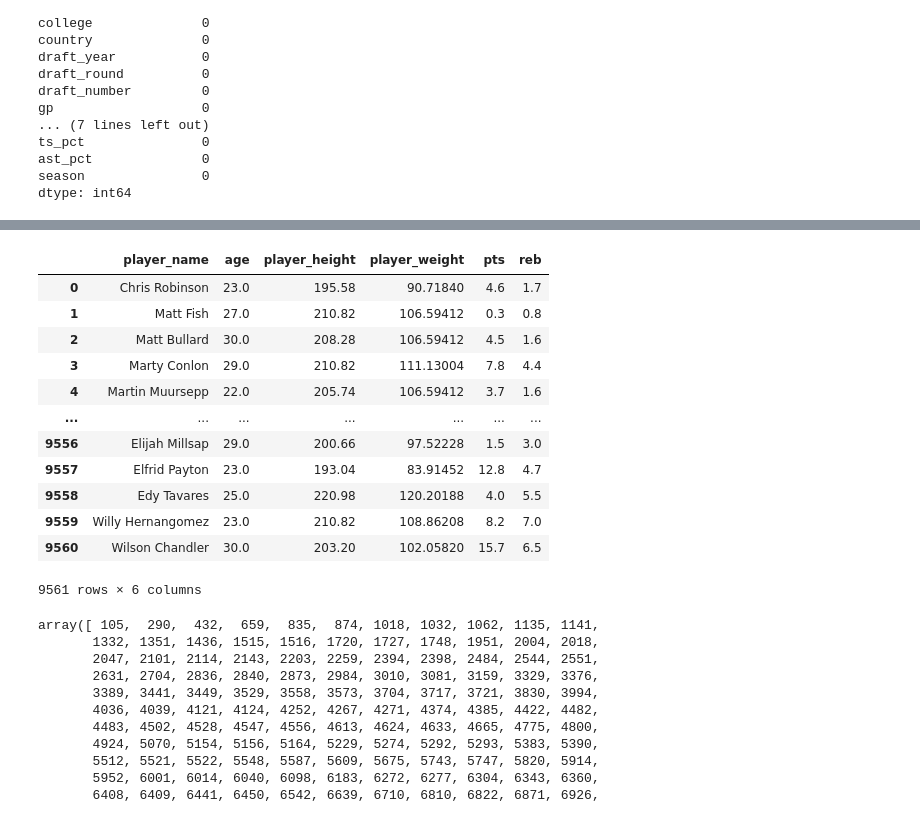
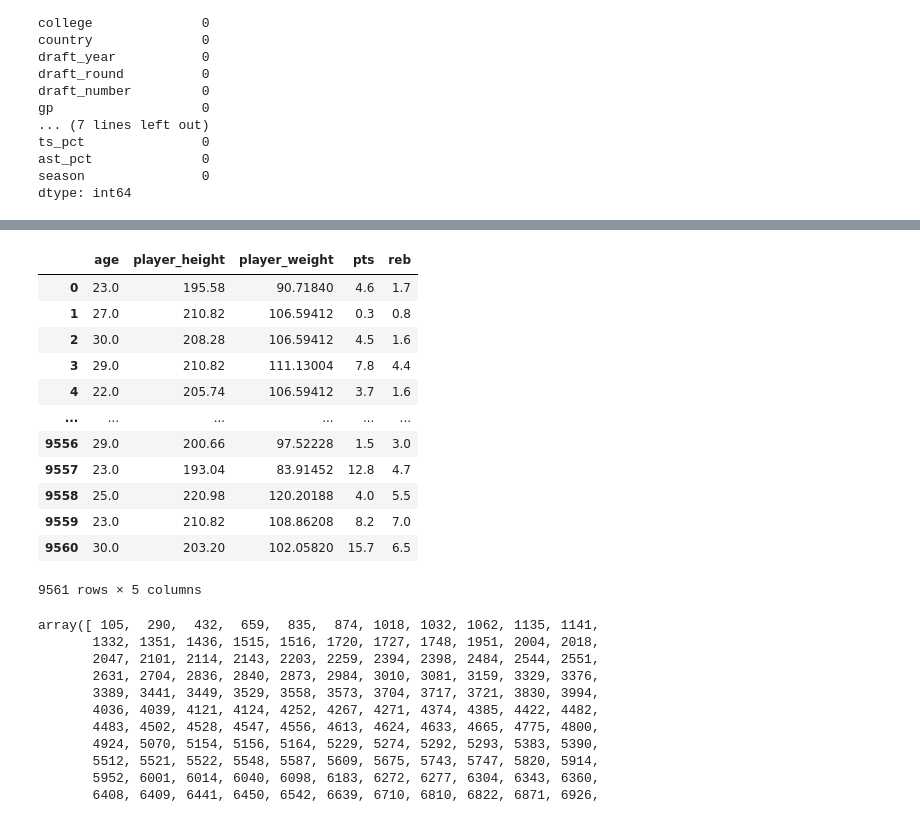
Before and after one commit to apeuta/Ujian_Pemain_Basket, a Jupyter notebook: Ujian_Pemain_Basket.ipynb, the cells around one changed output, grey strips where cells are left out. Cells and saved outputs as stored; diff of their text form; code cells hidden in the pictures.

```diff
--- a/Ujian_Pemain_Basket.ipynb
+++ b/Ujian_Pemain_Basket.ipynb
@@ -77,20 +64,20 @@ dtype: int64
 # %%
-enbieNeed = enbie[["player_name", "age", "player_height", "player_weight", "pts", "reb"]]
+enbieNeed = enbie[["age", "player_height", "player_weight", "pts", "reb"]]
 enbieNeed
 # %% [output]
-|  | player_name | age | player_height | player_weight | pts | reb |
-| 0 | Chris Robinson | 23.0 | 195.58 | 90.71840 | 4.6 | 1.7 |
-| 1 | Matt Fish | 27.0 | 210.82 | 106.59412 | 0.3 | 0.8 |
-| 2 | Matt Bullard | 30.0 | 208.28 | 106.59412 | 4.5 | 1.6 |
-| 3 | Marty Conlon | 29.0 | 210.82 | 111.13004 | 7.8 | 4.4 |
-| 4 | Martin Muursepp | 22.0 | 205.74 | 106.59412 | 3.7 | 1.6 |
-| ... | ... | ... | ... | ... | ... | ... |
-| 9556 | Elijah Millsap | 29.0 | 200.66 | 97.52228 | 1.5 | 3.0 |
-| 9557 | Elfrid Payton | 23.0 | 193.04 | 83.91452 | 12.8 | 4.7 |
-| 9558 | Edy Tavares | 25.0 | 220.98 | 120.20188 | 4.0 | 5.5 |
-| 9559 | Willy Hernangomez | 23.0 | 210.82 | 108.86208 | 8.2 | 7.0 |
-| 9560 | Wilson Chandler | 30.0 | 203.20 | 102.05820 | 15.7 | 6.5 |
+|  | age | player_height | player_weight | pts | reb |
+| 0 | 23.0 | 195.58 | 90.71840 | 4.6 | 1.7 |
+| 1 | 27.0 | 210.82 | 106.59412 | 0.3 | 0.8 |
+| 2 | 30.0 | 208.28 | 106.59412 | 4.5 | 1.6 |
+| 3 | 29.0 | 210.82 | 111.13004 | 7.8 | 4.4 |
+| 4 | 22.0 | 205.74 | 106.59412 | 3.7 | 1.6 |
+| ... | ... | ... | ... | ... | ... |
+| 9556 | 29.0 | 200.66 | 97.52228 | 1.5 | 3.0 |
+| 9557 | 23.0 | 193.04 | 83.91452 | 12.8 | 4.7 |
+| 9558 | 25.0 | 220.98 | 120.20188 | 4.0 | 5.5 |
+| 9559 | 23.0 | 210.82 | 108.86208 | 8.2 | 7.0 |
+| 9560 | 30.0 | 203.20 | 102.05820 | 15.7 | 6.5 |
-9561 rows × 6 columns
+9561 rows × 5 columns
 # %%
 conwtd = enbie[(enbie['age'] <= 25) & (enbie['player_height'] >= 180) & (enbie['player_weight'] <= 90)
                    & (enbie['pts'] >= 6) & (enbie['reb'] >= 3)]
```
Also changed, not shown: parts of 70 cells of this notebook.
